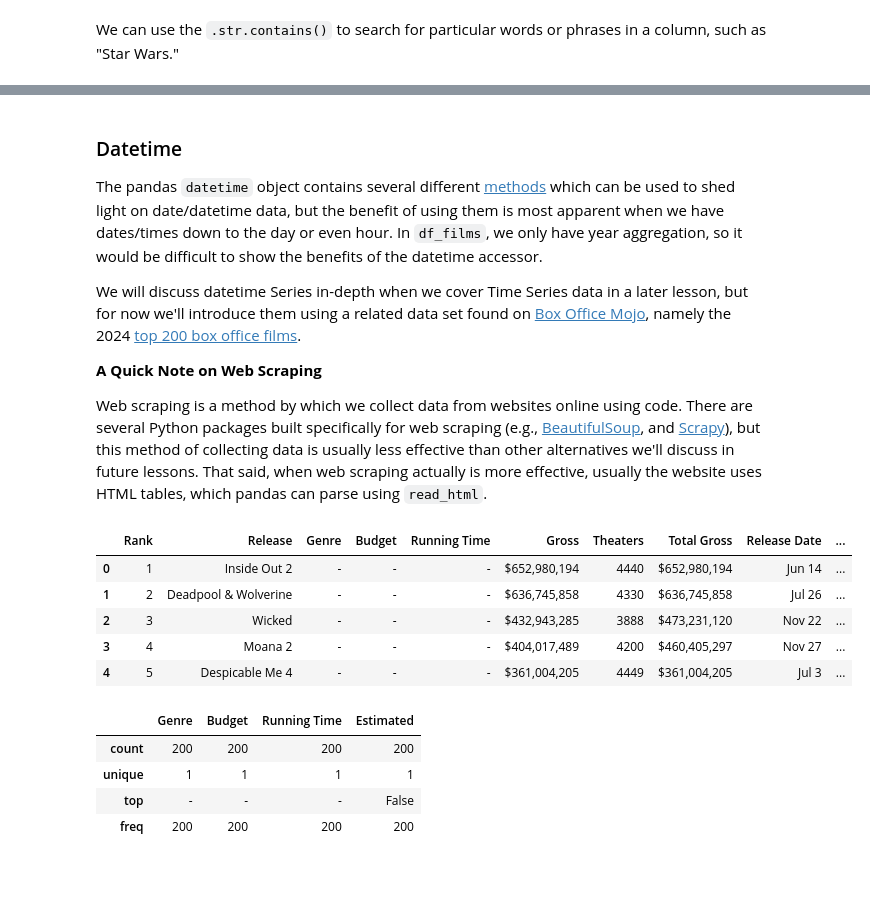
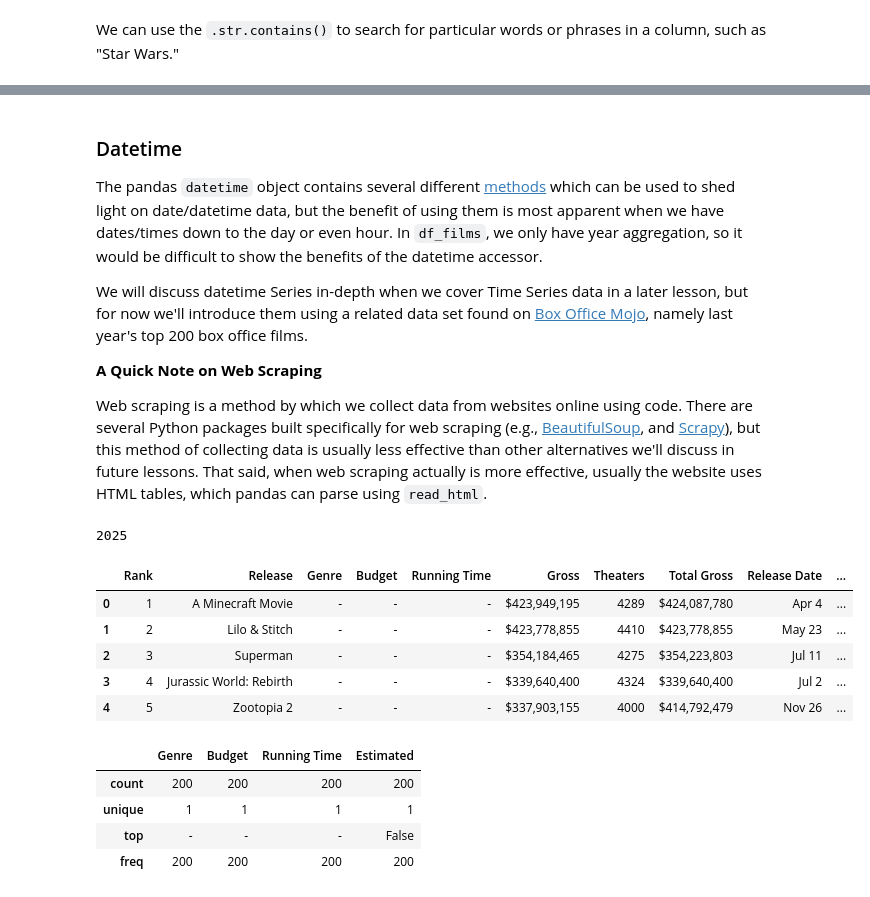
Before and after one commit to YaminiHariharan/week-4, a Jupyter notebook: lab-morepandas.ipynb, the cells around one changed output, grey strips where cells are left out. Cells and saved outputs as stored; diff of their text form; code cells hidden in the pictures.

```diff
--- a/lab-morepandas.ipynb
+++ b/lab-morepandas.ipynb
@@ -682,23 +682,28 @@ df_films[df_films['title'].str.contains('Star Wars')].sample(5)
 
 The pandas `datetime` object contains several different [methods](https://pandas.pydata.org/pandas-docs/stable/reference/series.html?highlight=accessor#datetimelike-properties) which can be used to shed light on date/datetime data, but the benefit of using them is most apparent when we have dates/times down to the day or even hour. In `df_films`, we only have year aggregation, so it would be difficult to show the benefits of the datetime accessor.
 
-We will discuss datetime Series in-depth when we cover Time Series data in a later lesson, but for now we'll introduce them using a related data set found on [Box Office Mojo](https://www.boxofficemojo.com), namely the 2024 [top 200 box office films](https://www.boxofficemojo.com/year/2024).
+We will discuss datetime Series in-depth when we cover Time Series data in a later lesson, but for now we'll introduce them using a related data set found on [Box Office Mojo](https://www.boxofficemojo.com), namely last year's top 200 box office films.
 
 **A Quick Note on Web Scraping**
 
 Web scraping is a method by which we collect data from websites online using code. There are several Python packages built specifically for web scraping (e.g., [BeautifulSoup](https://www.crummy.com/software/BeautifulSoup/), and [Scrapy](https://scrapy.org/)), but this method of collecting data is usually less effective than other alternatives we'll discuss in future lessons. That said, when web scraping actually is more effective, usually the website uses HTML tables, which pandas can parse using `read_html`.
+# %%
+last_year = pd.Timestamp.today().year - 1
+last_year
+# %% [output]
+2025
 # %%
 # see the documentation on `read_html`
-df_mojo = pd.read_html('https://www.boxofficemojo.com/year/2024',
+df_mojo = pd.read_html(f'https://www.boxofficemojo.com/year/{last_year}',
                        match='Rank')[0]
 df_mojo.head()
 # %% [output]
 |  | Rank | Release | Genre | Budget | Running Time | Gross | Theaters | Total Gross | Release Date | ... |
-| 0 | 1 | Inside Out 2 | - | - | - | $652,980,194 | 4440 | $652,980,194 | Jun 14 | ... |
-| 1 | 2 | Deadpool & Wolverine | - | - | - | $636,745,858 | 4330 | $636,745,858 | Jul 26 | ... |
-| 2 | 3 | Wicked | - | - | - | $432,943,285 | 3888 | $473,231,120 | Nov 22 | ... |
-| 3 | 4 | Moana 2 | - | - | - | $404,017,489 | 4200 | $460,405,297 | Nov 27 | ... |
-| 4 | 5 | Despicable Me 4 | - | - | - | $361,004,205 | 4449 | $361,004,205 | Jul 3 | ... |
+| 0 | 1 | A Minecraft Movie | - | - | - | $423,949,195 | 4289 | $424,087,780 | Apr 4 | ... |
+| 1 | 2 | Lilo & Stitch | - | - | - | $423,778,855 | 4410 | $423,778,855 | May 23 | ... |
+| 2 | 3 | Superman | - | - | - | $354,184,465 | 4275 | $354,223,803 | Jul 11 | ... |
+| 3 | 4 | Jurassic World: Rebirth | - | - | - | $339,640,400 | 4324 | $339,640,400 | Jul 2 | ... |
+| 4 | 5 | Zootopia 2 | - | - | - | $337,903,155 | 4000 | $414,792,479 | Nov 26 | ... |
 # %%
 df_mojo[['Genre', 'Budget', 'Running Time', 'Estimated']].describe()
 # %% [output]
```
Also changed, not shown: parts of 12 cells of this notebook, 1 other file.
